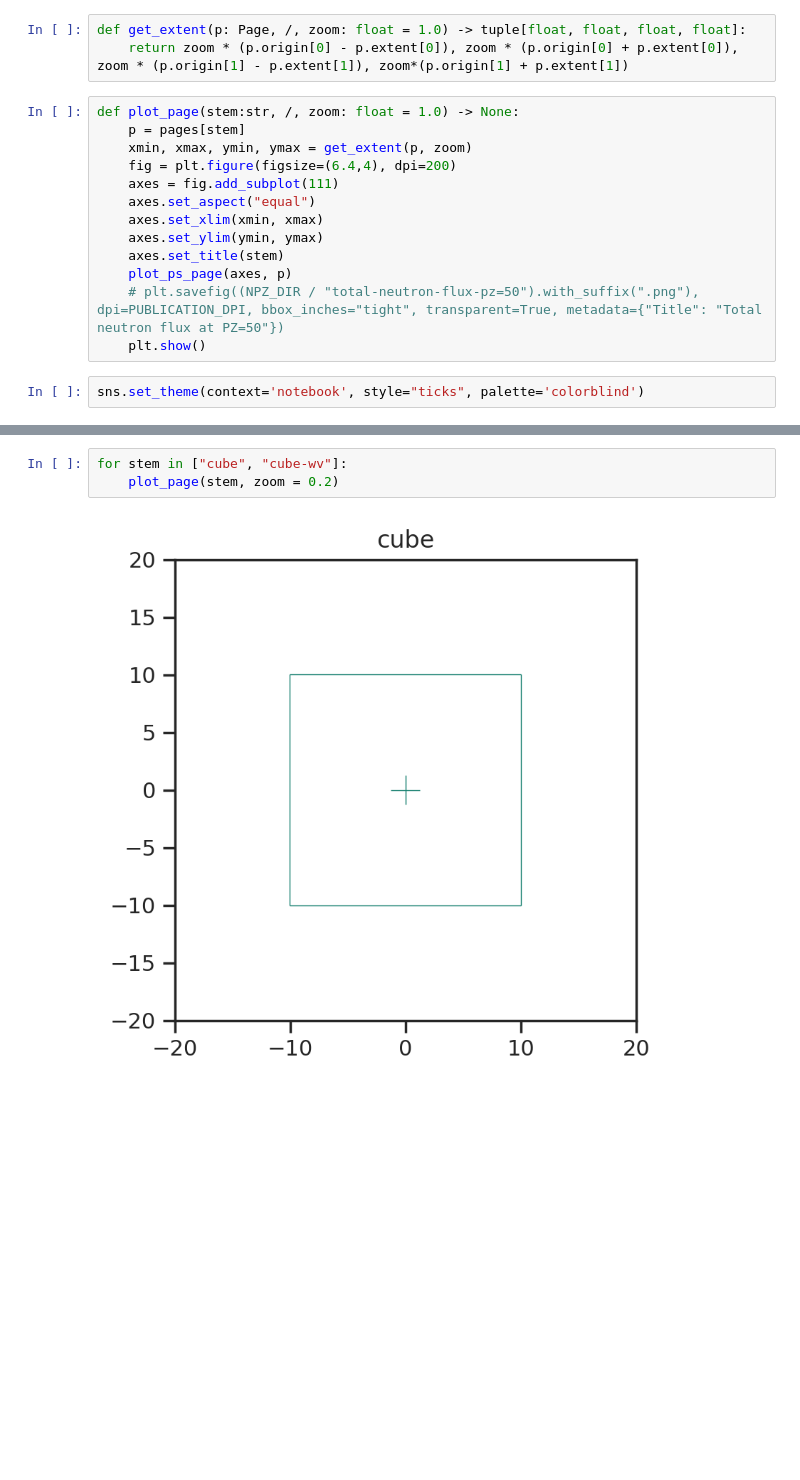
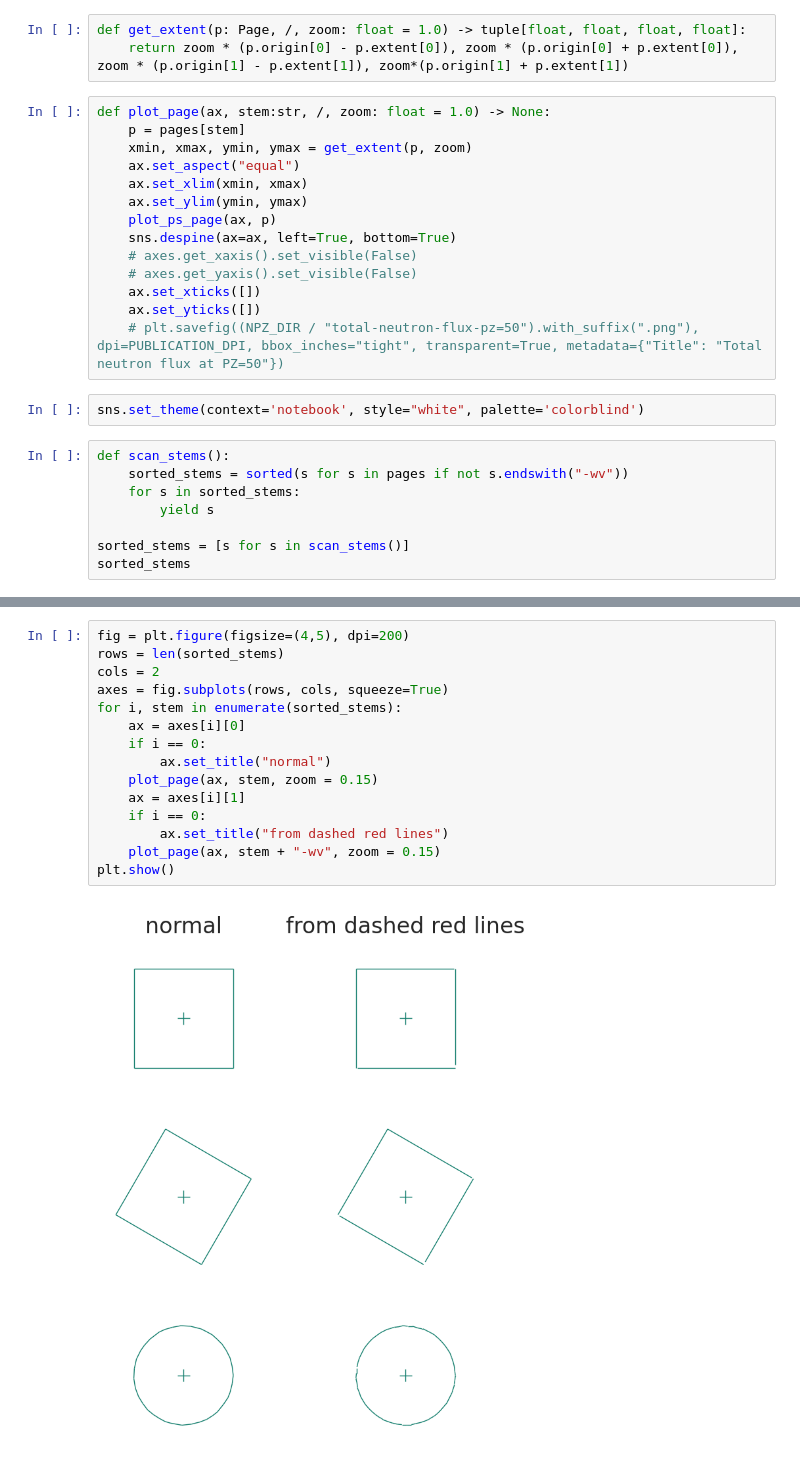
Before and after one commit to MC-kit/mckit-meshes, a Jupyter notebook: notebooks/plotting/25-12-17-dvp-demo-simple-ps.ipynb, the cells around one changed output, grey strips where cells are left out. Drawn from its saved outputs; the diff is of its cells as text; blank space fills up the shorter version.

Commit message:
docs(notebook): dash lines squeezing

```diff
--- a/notebooks/plotting/25-12-17-dvp-demo-simple-ps.ipynb
+++ b/notebooks/plotting/25-12-17-dvp-demo-simple-ps.ipynb
@@ -136,17 +134,26 @@ dir(p)
 def get_extent(p: Page, /, zoom: float = 1.0) -> tuple[float, float, float, float]:
     return zoom * (p.origin[0] - p.extent[0]), zoom * (p.origin[0] + p.extent[0]), zoom * (p.origin[1] - p.extent[1]), zoom*(p.origin[1] + p.extent[1])
 # %%
-def plot_page(stem:str, /, zoom: float = 1.0) -> None:
+def plot_page(ax, stem:str, /, zoom: float = 1.0) -> None:
     p = pages[stem]
     xmin, xmax, ymin, ymax = get_extent(p, zoom)
-    fig = plt.figure(figsize=(6.4,4), dpi=200)
-    axes = fig.add_subplot(111)
-    axes.set_aspect("equal")
-    axes.set_xlim(xmin, xmax)
-    axes.set_ylim(ymin, ymax)
-    axes.set_title(stem)
-    plot_ps_page(axes, p)
+    ax.set_aspect("equal")
+    ax.set_xlim(xmin, xmax)
+    ax.set_ylim(ymin, ymax)
+    plot_ps_page(ax, p)
+    sns.despine(ax=ax, left=True, bottom=True)
+    # axes.get_xaxis().set_visible(False)
+    # axes.get_yaxis().set_visible(False)
+    ax.set_xticks([])
+    ax.set_yticks([])
     # plt.savefig((NPZ_DIR / "total-neutron-flux-pz=50").with_suffix(".png"), dpi=PUBLICATION_DPI, bbox_inches="tight", transparent=True, metadata={"Title": "Total neutron flux at PZ=50"})
-    plt.show()
 # %%
-sns.set_theme(context='notebook', style="ticks", palette='colorblind')
+sns.set_theme(context='notebook', style="white", palette='colorblind')
+# %%
+def scan_stems():
+    sorted_stems = sorted(s for s in pages if not s.endswith("-wv"))
+    for s in sorted_stems:
+        yield s
+
+sorted_stems = [s for s in scan_stems()]
+sorted_stems
@@ -153,5 +162,17 @@ sns.set_theme(context='notebook', style="ticks", palette='colorblind')
 # %%
-for stem in ["cube", "cube-wv"]:
-    plot_page(stem, zoom = 0.2)
+fig = plt.figure(figsize=(4,5), dpi=200)
+rows = len(sorted_stems)
+cols = 2
+axes = fig.subplots(rows, cols, squeeze=True)
+for i, stem in enumerate(sorted_stems):
+    ax = axes[i][0]
+    if i == 0:
+        ax.set_title("normal")
+    plot_page(ax, stem, zoom = 0.15)
+    ax = axes[i][1]
+    if i == 0:
+        ax.set_title("from dashed red lines")
+    plot_page(ax, stem + "-wv", zoom = 0.15)
+plt.show()
 # %% [output]
-[figure, old version]
+[figure, new version]
```
Also changed, not shown: parts of 10 cells of this notebook, 3 other files.
